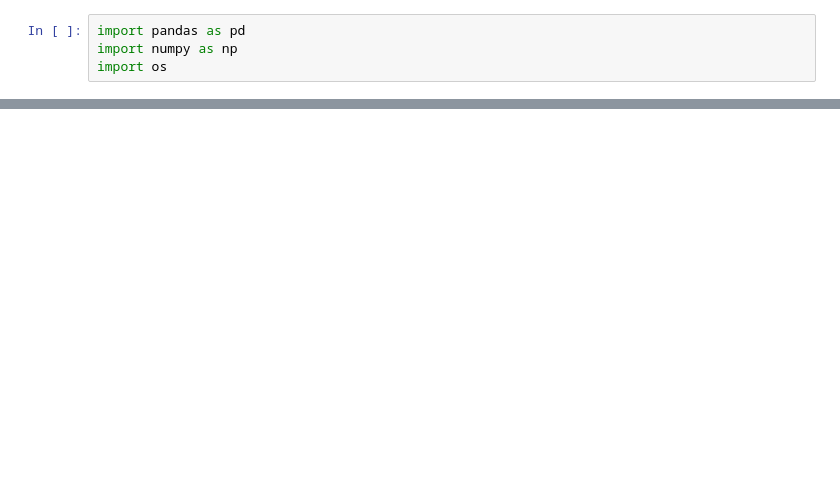
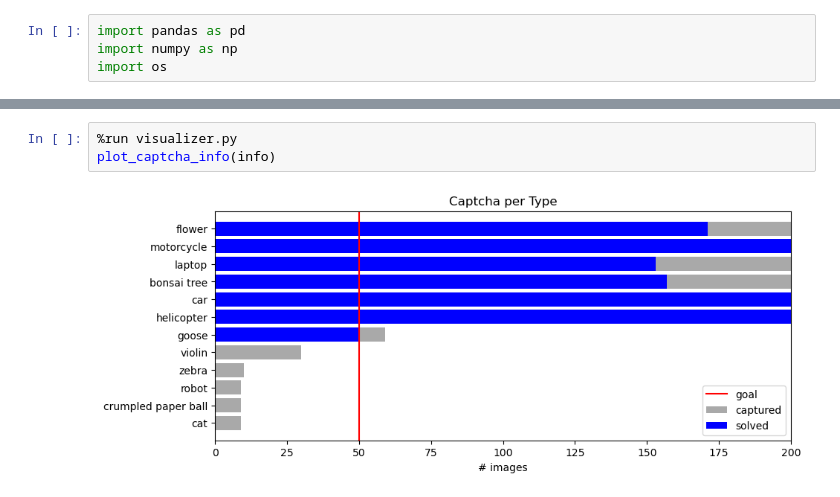
Before and after one commit to xTerradon/hcaptcha-solver, a Jupyter notebook: main.ipynb, the cells around one changed output, grey strips where cells are left out. Drawn from its saved outputs; the diff is of its cells as text; blank space fills up the shorter version.

```diff
--- a/main.ipynb
+++ b/main.ipynb
@@ -19,3 +24,8 @@ Name: helicopter, dtype: int32
+# %%
+%run visualizer.py
+plot_captcha_info(info)
+# %% [output]
+[figure, added]
 # %%
 %run manual_classifier/manual_classifier.py
 mc = Manual_Classifier(db_handler)
```
Also changed, not shown: parts of 8 cells of this notebook, 1 other file.
